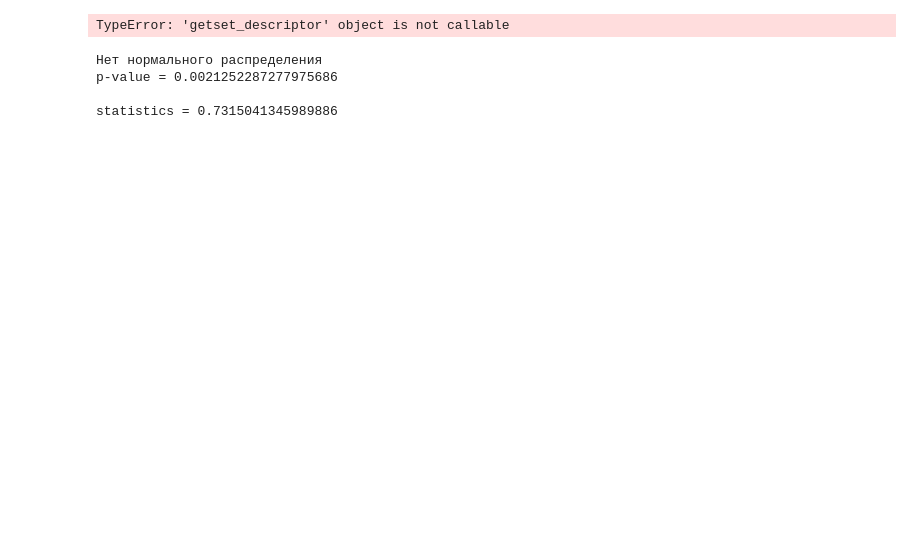
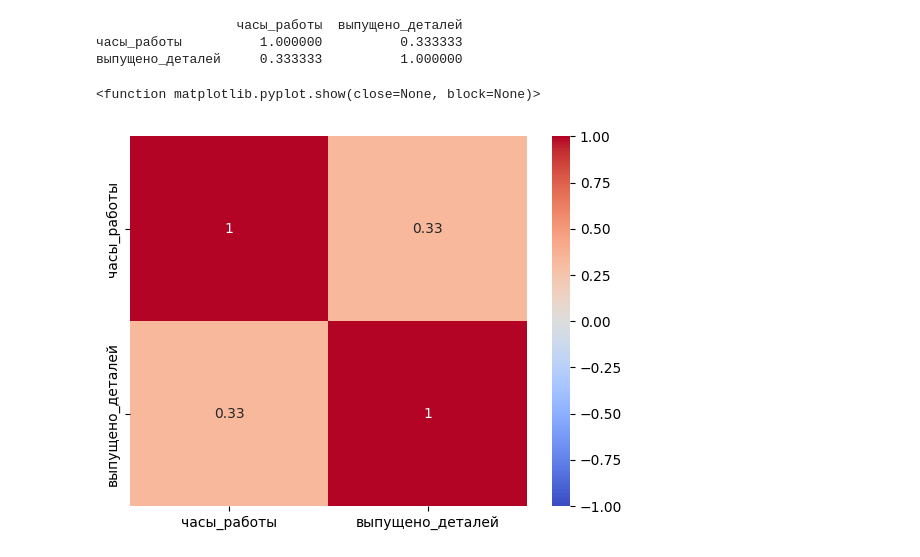
Before and after one commit to Alzetos/test_repo, a Jupyter notebook: test.ipynb, the cells around one changed output. Cells and saved outputs as stored; diff of their text form; code cells hidden in the pictures; blank space fills up the shorter version.

```diff
--- a/test.ipynb
+++ b/test.ipynb
@@ -4,19 +7,17 @@ import numpy as np
 # %%
-movie_table = np.array([40, 10],
-                       [15,35])
+movie_table = np.array([[40, 10],
+                       [15, 35]])
+chi2, p_value, dof, expected = stats.chi2_contingency(movie_table)
+print(chi2) # статистика хи-квадрат
+print(p_value)
+print(dof) #число степеней свободы
+print(expected) #ожидаемая матрица
-# %% [output]
-TypeError: 'getset_descriptor' object is not callable
 # %%
 battery_life = [12, 15, 14, 11, 24, 13, 14, 12, 28, 14]
 statistics, p_value = stats.shapiro(battery_life)
 if (p_value >= 0.05):
-    print(f"Нормальное распредление")
+    print("Нормальное распредление")
 else:
-    print(f"Нет нормального распределения")
+    print("Нет нормального распределения")
 print(f"p-value = {p_value}\n")
 print(f"statistics = {statistics}")
-# %% [output]
-Нет нормального распределения
-p-value = 0.0021252287277975686
-
-statistics = 0.7315041345989886
@@ -22,0 +33,18 @@ statistics = 0.7315041345989886
+# %%
+data = {
+    'часы_работы': [1, 2, 3, 4, 5, 6, 7, 8],
+    'выпущено_деталей': [10, 20, 30, 40, 50, 60, 70, 0]
+}
+df = pd.DataFrame(data)
+pearson_matrix = df.corr()
+print(pearson_matrix)
+# %% [output]
+                  часы_работы  выпущено_деталей
+часы_работы          1.000000          0.333333
+выпущено_деталей     0.333333          1.000000
+# %%
+sns.heatmap(pearson_matrix, annot=True, cmap="coolwarm", vmin=-1, vmax=1)
+plt.show
+# %% [output]
+<function matplotlib.pyplot.show(close=None, block=None)>
+[figure, added]
```
Also changed, not shown: parts of 3 cells of this notebook.
